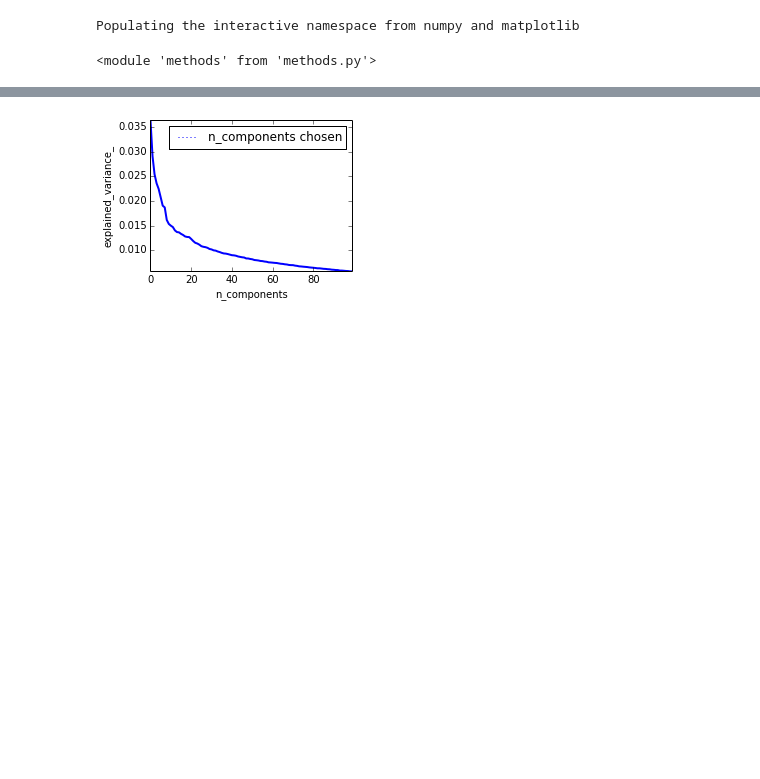
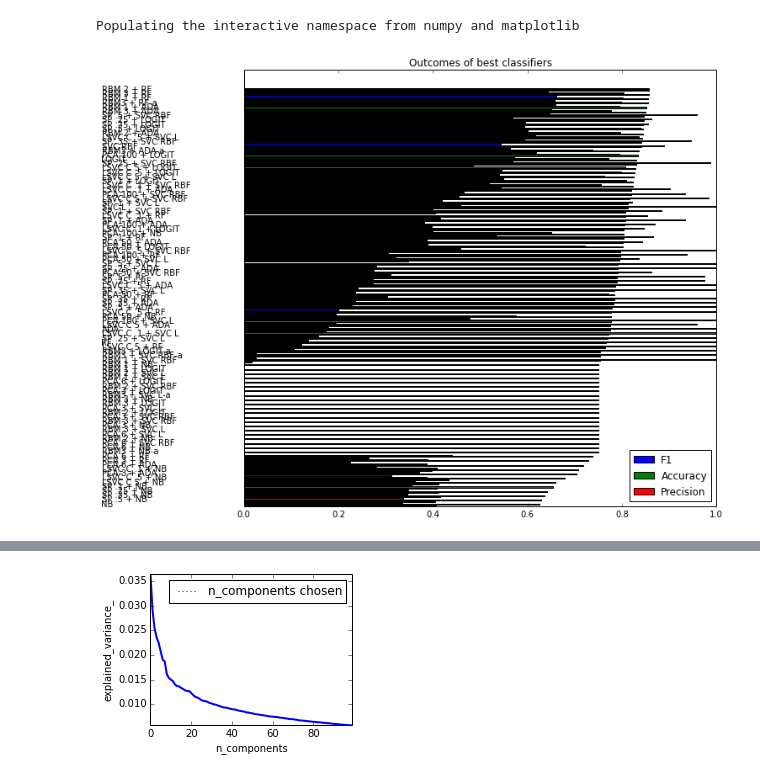
Before and after one commit to jacobboy/spring14, a Jupyter notebook: Graphin.ipynb, the cells around one changed output, grey strips where cells are left out. Drawn from its saved outputs; the diff is of its cells as text; code cells hidden in the pictures; blank space fills up the shorter version.

```diff
--- a/Graphin.ipynb
+++ b/Graphin.ipynb
@@ -26,7 +26,3 @@ X_train = utils.load_coo('data/X_train').todense()
 y_train = utils.load_array('data/y_train')
 X_test = utils.load_coo('data/X_test').todense()
 y_test = utils.load_array('data/y_test')
-# %%
-reload(methods)
-# %% [output]
-<module 'methods' from 'methods.py'>
@@ -32,0 +57,21 @@ reload(methods)
+# %%
+indices = np.arange(scores.shape[0])
+pl.figure(figsize=(12,8))
+pl.barh(indices, scores['f1'], .2, label='F1', color='b')
+pl.barh(indices+.3, scores['acc'], .2, label='Accuracy', color='g')
+pl.barh(indices+.6, scores['prec'], .2, label='Precision', color='r')
+pl.yticks(())
+pl.legend(loc='best')
+pl.subplots_adjust(left=.25)
+pl.subplots_adjust(top=.95)
+pl.subplots_adjust(bottom=.05)
+
+pl.title("Outcomes of best classifiers")
+
+for i, l in zip(indices, scores['name']):
+    pl.text(-.3, i, l)
+
+# pl.savefig('data/mega')
+pl.show()
+# %% [output]
+[figure, added]
```
Also changed, not shown: parts of 4 cells of this notebook, 1 other file.
